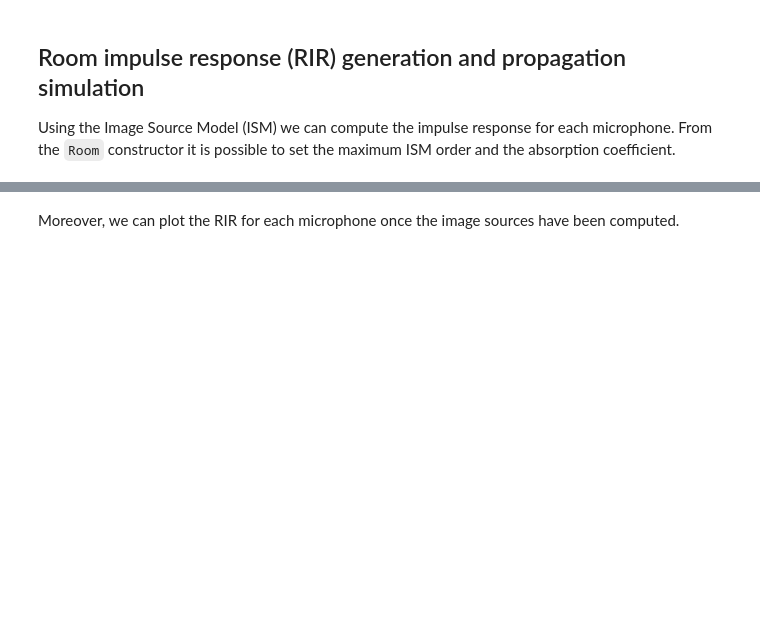
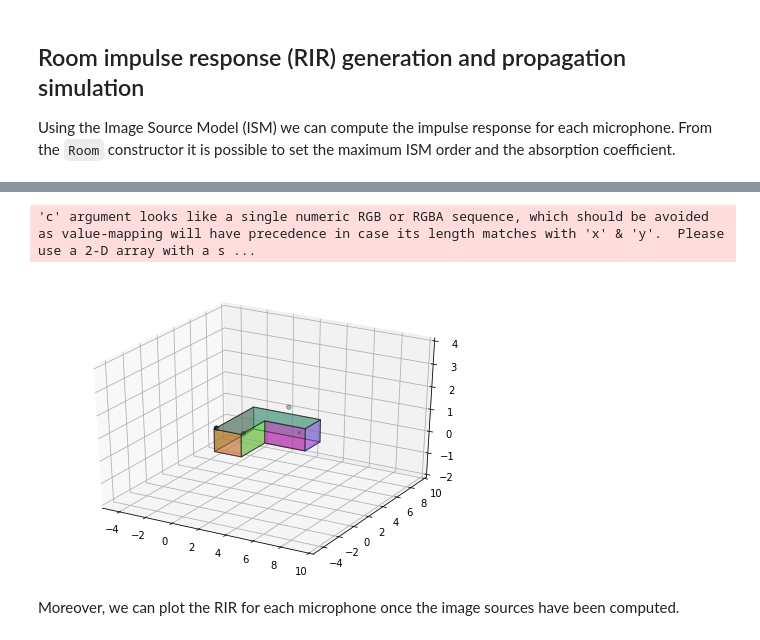
Before and after one commit to LCAV/pyroomacoustics, a Jupyter notebook: pyroomacoustics_demo.ipynb, the cells around one changed output, grey strips where cells are left out. Drawn from its saved outputs; the diff is of its cells as text; code cells hidden in the pictures; blank space fills up the shorter version.

```diff
--- a/pyroomacoustics_demo.ipynb
+++ b/pyroomacoustics_demo.ipynb
@@ -112,21 +111,32 @@ room.wallsId
+# %%
+corners_ = np.array([[0,0], [0,5], [5,5], [5,3], [2,3], [2,0]]).T  # [x,y]
+absorption_ = [[0.1, 0.1, 0.1, 0.1, 0.1, 0.1],
+               [0.2, 0.2, 0.2, 0.2, 0.2, 0.2],
+               [0.3, 0.3, 0.3, 0.3, 0.3, 0.3],
+               [0.4, 0.4, 0.4, 0.4, 0.4, 0.4],
+               [0, 1, 0, 1, 0, 1],
+               [0, 1, 0, 1, 0, 1]]
+abs_ceil_floor = [[0.5, 0.5, 0.5, 0.5, 0.5, 0.5],
+                  [0.6, 0.6, 0.6, 0.6, 0.6, 0.6]]
+# %%
+absorption_ = [[0, 0, 0, 1, 1, 1],
+               [0, 0, 0, 1, 1, 1],
+               [0, 0, 0, 1, 1, 1],
+               [0, 0, 0, 1, 1, 1],
+               [0, 0, 0, 1, 1, 1],
+               [0, 0, 0, 1, 1, 1]]
+abs_ceil_floor = [[0, 0, 0, 1, 1, 1],
+                  [0, 0, 0, 1, 1, 1]]
 # %%
 # specify signal source
 fs, signal = wavfile.read("arctic_a0010.wav")
-corners = np.array([[0,0], [0,3], [5,3], [5,1], [3,1], [3,0]]).T
 # set max_order to a low value for a quick (but less accurate) RIR
-room = pra.Room.from_corners(corners, fs=fs, max_order=8, absorption=0.2)
-room.extrude(1.)
+room = pra.Room.from_corners(corners_, fs=fs, max_order=1, absorption=absorption_)
+room.extrude(1., absorption = abs_ceil_floor)
 
 # add source and set the signal to WAV file content
-room.add_source([1., 1., 0.5], signal=signal)
+room.add_source([1., 2., 0.5], signal=signal)
 
 # add two-microphone array
-R = np.array([[3.5, 3.6], [2., 2.], [0.5,  0.5]])  # [[x], [y], [z]]
+R = np.array([[4.], [4.], [0.5]])  # [[x], [y], [z]]
 room.add_microphone_array(pra.MicrophoneArray(R, room.fs))
-
-# compute image sources
-room.walls
-
-# visualize 3D polyhedron room and image sources
-fig, ax = room.plot(img_order=3)
-fig.set_size_inches(18.5, 10.5)
@@ -135,3 +159,12 @@ fig.set_size_inches(18.5, 10.5)
+# %%
+# visualize 3D polyhedron room and image sources
+fig, ax = room.plot(img_order=3)
+ax.set_xlim([-5, 10])
+ax.set_ylim([-5, 10])
+ax.set_zlim([-2, 4]);
+# %% [output]
+'c' argument looks like a single numeric RGB or RGBA sequence, which should be avoided as value-mapping will have precedence in case its length matches with 'x' & 'y'.  Please use a 2-D array with a s ...
+[figure, added]
 # %% [markdown]
 Moreover, we can plot the RIR for each microphone once the image sources have been computed.
 # %%
```
Also changed, not shown: parts of 80 cells of this notebook, 4 other files.
